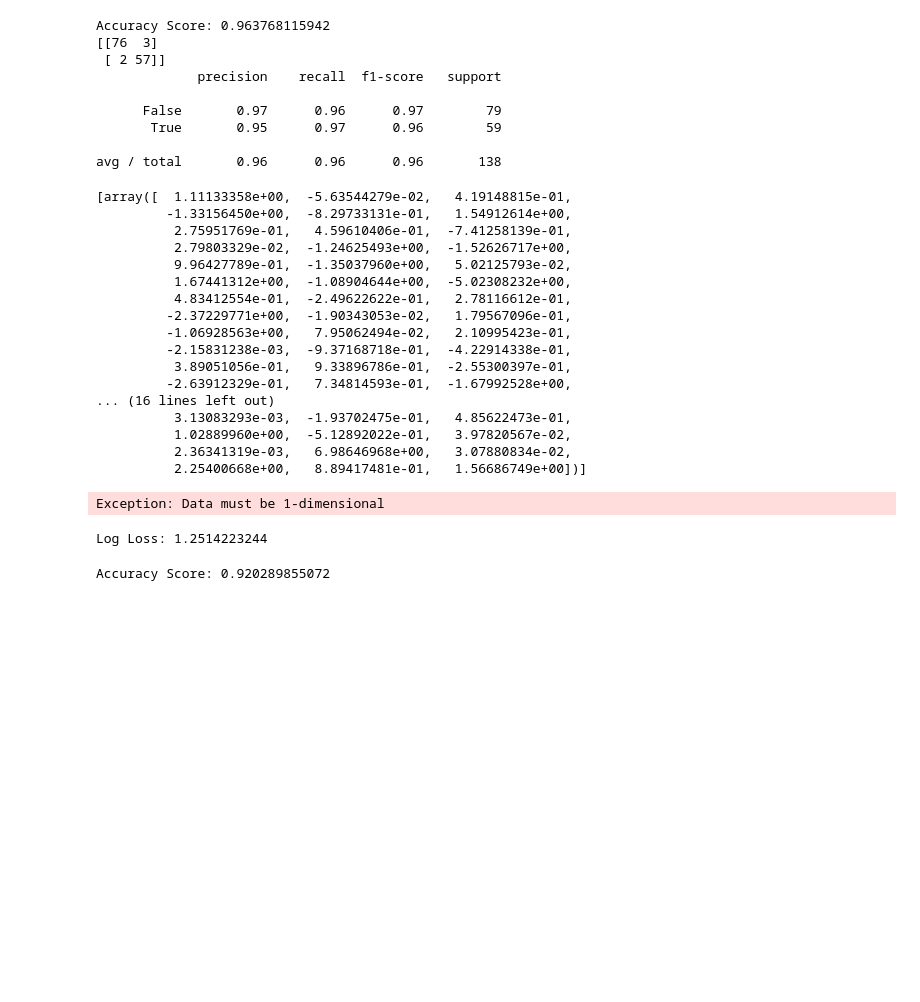
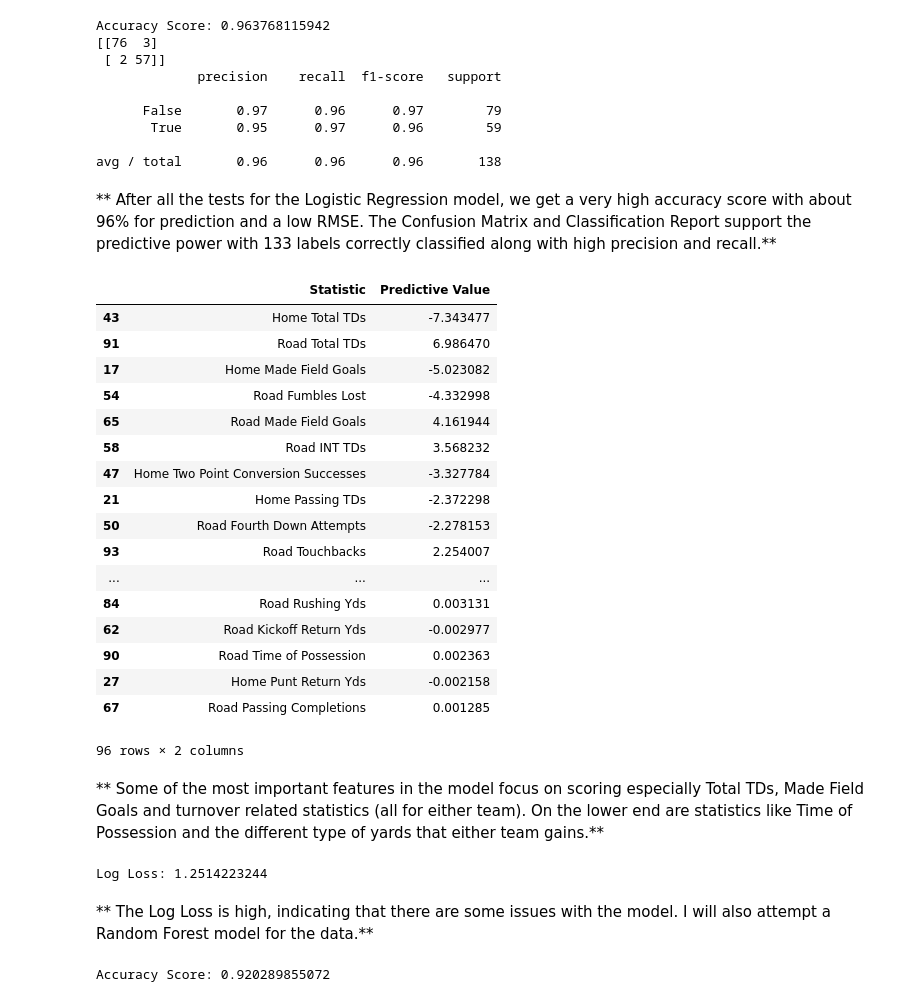
Before and after one commit to SportsReiter12/Data-Science, a Jupyter notebook: NFL Capstone Project/Machine Learning/NFL Capstone Machine Learning.ipynb, the cells around one changed output. Cells and saved outputs as stored; diff of their text form; code cells hidden in the pictures; blank space fills up the shorter version.

Commit message:
NFL Capstone Machine Learning 11/12/2018
Feature Importance for Logistic Regression model figured out.

```diff
--- a/NFL Capstone Project/Machine Learning/NFL Capstone Machine Learning.ipynb
+++ b/NFL Capstone Project/Machine Learning/NFL Capstone Machine Learning.ipynb
@@ -86,41 +84,48 @@ Accuracy Score: 0.963768115942
        True       0.95      0.97      0.96        59
 
 avg / total       0.96      0.96      0.96       138
-# %%
-# Testing stuff
-RW_feature_imp = list(RW_CV.best_estimator_.coef_)
-RW_feature_imp
-# %% [output]
-[array([  1.11133358e+00,  -5.63544279e-02,   4.19148815e-01,
-         -1.33156450e+00,  -8.29733131e-01,   1.54912614e+00,
-          2.75951769e-01,   4.59610406e-01,  -7.41258139e-01,
-          2.79803329e-02,  -1.24625493e+00,  -1.52626717e+00,
-          9.96427789e-01,  -1.35037960e+00,   5.02125793e-02,
-          1.67441312e+00,  -1.08904644e+00,  -5.02308232e+00,
-          4.83412554e-01,  -2.49622622e-01,   2.78116612e-01,
-         -2.37229771e+00,  -1.90343053e-02,   1.79567096e-01,
-         -1.06928563e+00,   7.95062494e-02,   2.10995423e-01,
-         -2.15831238e-03,  -9.37168718e-01,  -4.22914338e-01,
-          3.89051056e-01,   9.33896786e-01,  -2.55300397e-01,
-         -2.63912329e-01,   7.34814593e-01,  -1.67992528e+00,
-... (16 lines left out)
-          3.13083293e-03,  -1.93702475e-01,   4.85622473e-01,
-          1.02889960e+00,  -5.12892022e-01,   3.97820567e-02,
-          2.36341319e-03,   6.98646968e+00,   3.07880834e-02,
-          2.25400668e+00,   8.89417481e-01,   1.56686749e+00])]
-# %%
-# Calculating Feature Importance
-# Trying to figure out
-RW_feature_imp = pd.Series(RW_CV.best_estimator_.coef_, index=RW_X.columns).sort_values(ascending=False)
-RW_feature_imp
-# %% [output]
-Exception: Data must be 1-dimensional
+# %% [markdown]
+** After all the tests for the Logistic Regression model, we get a very high accuracy score with about 96% for prediction and a low RMSE. The Confusion Matrix and Classification Report support the predictive power with 133 labels correctly classified along with high precision and recall.**
+# %%
+# Calculating Feature Importance by setting up Logistic Regression model with best parameter
+RW_lr = LogisticRegression(C=100000000.0)
+RW_lr.fit(RW_X_train, RW_y_train)
+RW_lr.coef_
+
+# Creating DataFrame sorted by the features that have the strongest impact
+RW_features = pd.concat([pd.DataFrame(RW_X.columns),pd.DataFrame(np.transpose(RW_lr.coef_))], axis = 1)
+RW_features.columns = ['Statistic', 'Predictive Value']
+RW_features = RW_features.reindex(RW_features['Predictive Value'].abs().sort_values(ascending=False).index)
+RW_features
+# %% [output]
+|  | Statistic | Predictive Value |
+| 43 | Home Total TDs | -7.343477 |
+| 91 | Road Total TDs | 6.986470 |
+| 17 | Home Made Field Goals | -5.023082 |
+| 54 | Road Fumbles Lost | -4.332998 |
+| 65 | Road Made Field Goals | 4.161944 |
+| 58 | Road INT TDs | 3.568232 |
+| 47 | Home Two Point Conversion Successes | -3.327784 |
+| 21 | Home Passing TDs | -2.372298 |
+| 50 | Road Fourth Down Attempts | -2.278153 |
+| 93 | Road Touchbacks | 2.254007 |
+| ... | ... | ... |
+| 84 | Road Rushing Yds | 0.003131 |
+| 62 | Road Kickoff Return Yds | -0.002977 |
+| 90 | Road Time of Possession | 0.002363 |
+| 27 | Home Punt Return Yds | -0.002158 |
+| 67 | Road Passing Completions | 0.001285 |
+96 rows × 2 columns
+# %% [markdown]
+** Some of the most important features in the model focus on scoring especially Total TDs, Made Field Goals and turnover related statistics (all for either team). On the lower end are statistics like Time of Possession and the different type of yards that either team gains.**
 # %%
 # Computing Log Loss
 RW_LL = log_loss(RW_y_test, RW_y_pred)
 print('Log Loss: ' + str(RW_LL))
 # %% [output]
 Log Loss: 1.2514223244
+# %% [markdown]
+** The Log Loss is high, indicating that there are some issues with the model. I will also attempt a Random Forest model for the data.**
 # %%
 # Setting up a Random Forest Classifier followed by fitting and predicting on the data
 RW_rf = RandomForestClassifier(n_estimators=1000, random_state=42)
```
Also changed, not shown: parts of 14 cells of this notebook.
